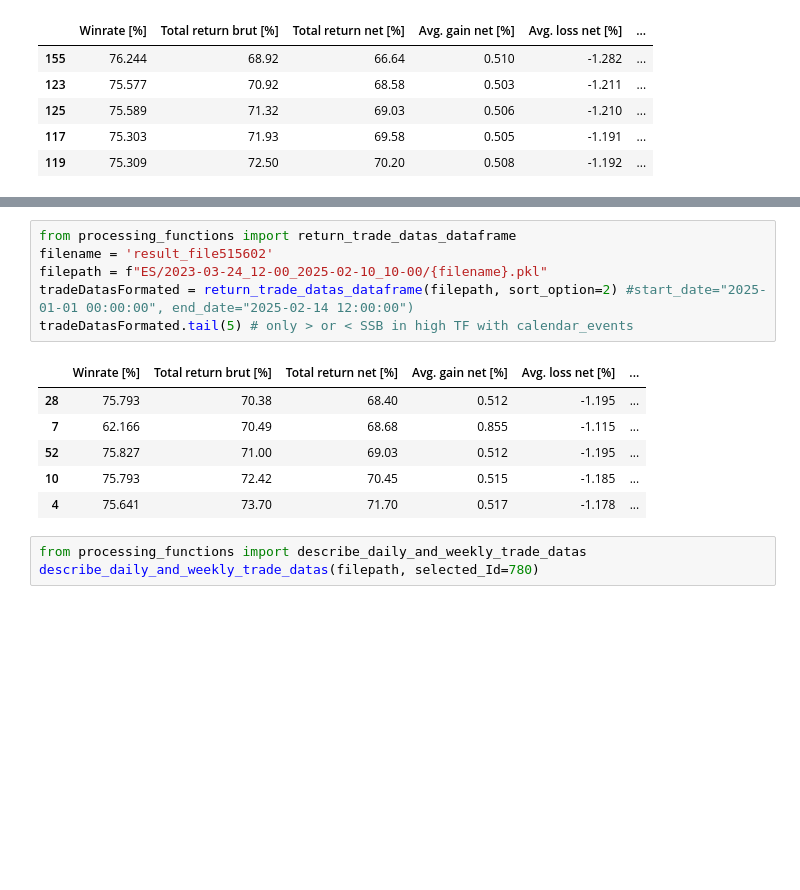
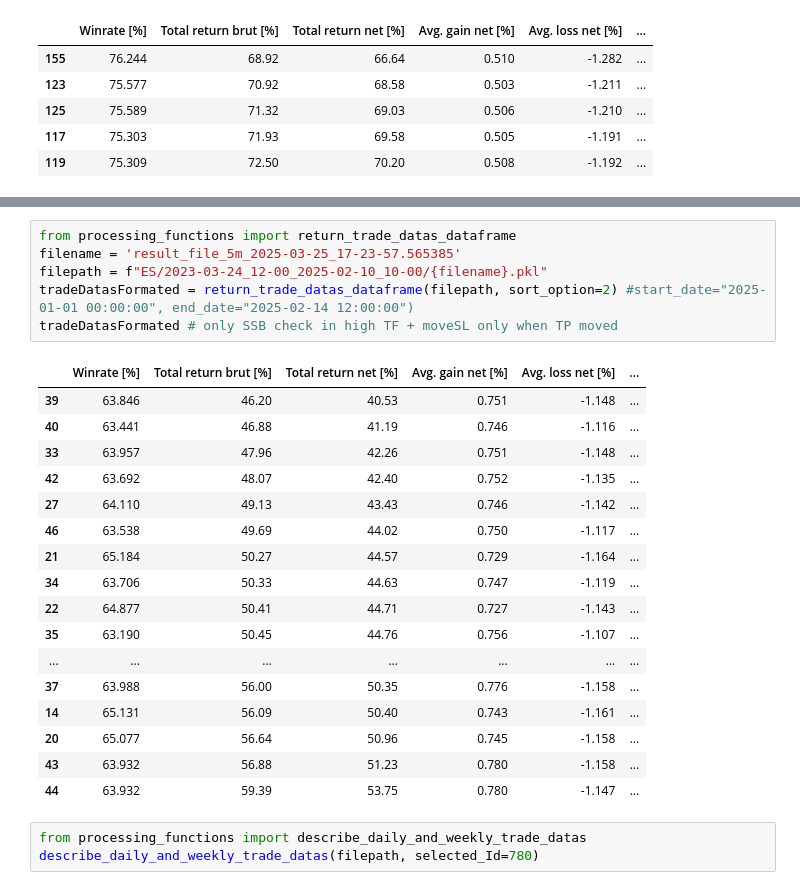
Before and after one commit to tessanix/Backtest_Trading, a Jupyter notebook: strategies_backtest.ipynb, the cells around one changed output, grey strips where cells are left out. Drawn from its saved outputs; the diff is of its cells as text; blank space fills up the shorter version.

```diff
--- a/strategies_backtest.ipynb
+++ b/strategies_backtest.ipynb
@@ -119,17 +80,28 @@ tradeDatasFormated.tail(5) # only > or < SSB in high TF
 | 4 | 75.641 | 73.70 | 71.70 | 0.517 | -1.178 | ... |
 # %%
 from processing_functions import return_trade_datas_dataframe
-filename = 'result_file515602'
+filename = 'result_file_5m_2025-03-25_17-23-57.565385'
 filepath = f"ES/2023-03-24_12-00_2025-02-10_10-00/{filename}.pkl"
 tradeDatasFormated = return_trade_datas_dataframe(filepath, sort_option=2) #start_date="2025-01-01 00:00:00", end_date="2025-02-14 12:00:00")
-tradeDatasFormated.tail(5) # only > or < SSB in high TF with calendar_events
+tradeDatasFormated # only SSB check in high TF + moveSL only when TP moved
 # %% [output]
 |  | Winrate [%] | Total return brut [%] | Total return net [%] | Avg. gain net [%] | Avg. loss net [%] | ... |
-| 28 | 75.793 | 70.38 | 68.40 | 0.512 | -1.195 | ... |
-| 7 | 62.166 | 70.49 | 68.68 | 0.855 | -1.115 | ... |
-| 52 | 75.827 | 71.00 | 69.03 | 0.512 | -1.195 | ... |
-| 10 | 75.793 | 72.42 | 70.45 | 0.515 | -1.185 | ... |
-| 4 | 75.641 | 73.70 | 71.70 | 0.517 | -1.178 | ... |
+| 39 | 63.846 | 46.20 | 40.53 | 0.751 | -1.148 | ... |
+| 40 | 63.441 | 46.88 | 41.19 | 0.746 | -1.116 | ... |
+| 33 | 63.957 | 47.96 | 42.26 | 0.751 | -1.148 | ... |
+| 42 | 63.692 | 48.07 | 42.40 | 0.752 | -1.135 | ... |
+| 27 | 64.110 | 49.13 | 43.43 | 0.746 | -1.142 | ... |
+| 46 | 63.538 | 49.69 | 44.02 | 0.750 | -1.117 | ... |
+| 21 | 65.184 | 50.27 | 44.57 | 0.729 | -1.164 | ... |
+| 34 | 63.706 | 50.33 | 44.63 | 0.747 | -1.119 | ... |
+| 22 | 64.877 | 50.41 | 44.71 | 0.727 | -1.143 | ... |
+| 35 | 63.190 | 50.45 | 44.76 | 0.756 | -1.107 | ... |
+| ... | ... | ... | ... | ... | ... | ... |
+| 37 | 63.988 | 56.00 | 50.35 | 0.776 | -1.158 | ... |
+| 14 | 65.131 | 56.09 | 50.40 | 0.743 | -1.161 | ... |
+| 20 | 65.077 | 56.64 | 50.96 | 0.745 | -1.158 | ... |
+| 43 | 63.932 | 56.88 | 51.23 | 0.780 | -1.158 | ... |
+| 44 | 63.932 | 59.39 | 53.75 | 0.780 | -1.147 | ... |
 # %%
 from processing_functions import describe_daily_and_weekly_trade_datas
 describe_daily_and_weekly_trade_datas(filepath, selected_Id=780)
```
Also changed, not shown: parts of 18 cells of this notebook, 6 other files.
